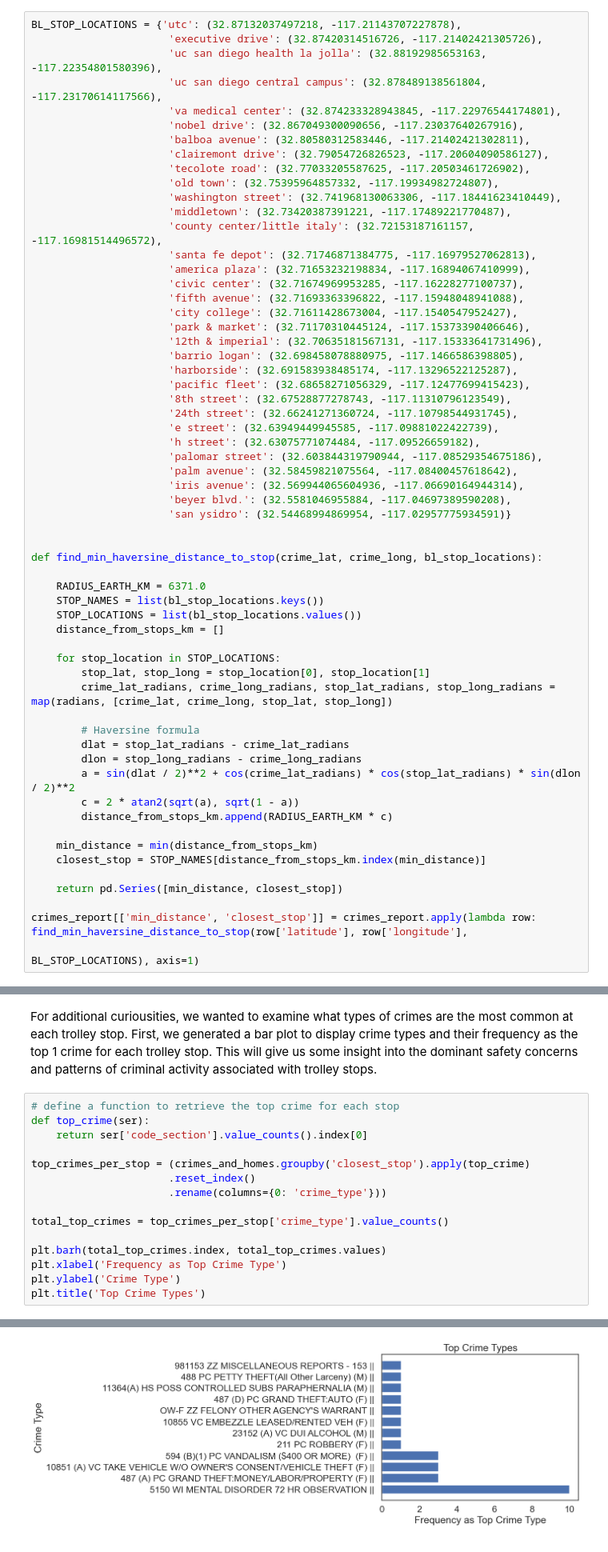
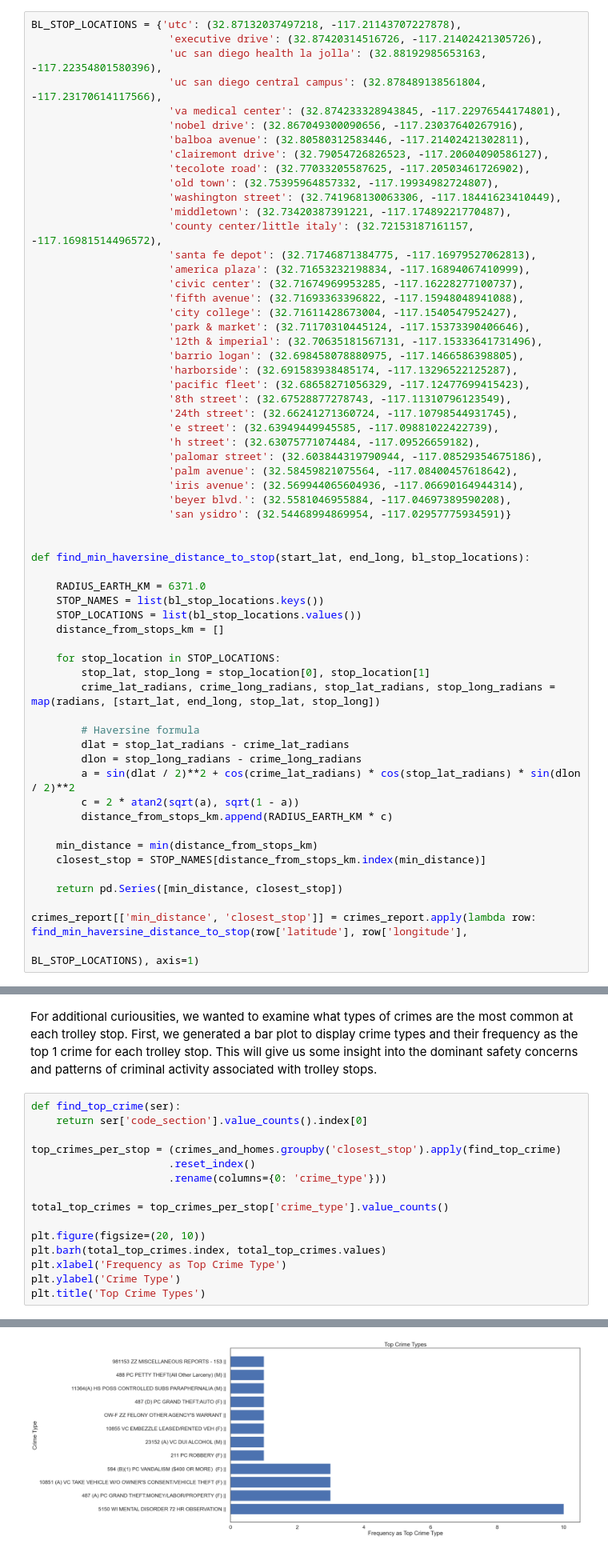
Before and after one commit to eemilycchen/blue-line-trolley, a Jupyter notebook: FinalProject.ipynb, the cells around one changed output, grey strips where cells are left out. Shown at 80% size. Drawn from its saved outputs; the diff is of its cells as text.

```diff
--- a/FinalProject.ipynb
+++ b/FinalProject.ipynb
@@ -232,7 +232,7 @@ BL_STOP_LOCATIONS = {'utc': (32.87132037497218, -117.21143707227878),
                       'san ysidro': (32.54468994869954, -117.02957775934591)}
 
 
-def find_min_haversine_distance_to_stop(crime_lat, crime_long, bl_stop_locations):
+def find_min_haversine_distance_to_stop(start_lat, end_long, bl_stop_locations):
 
     RADIUS_EARTH_KM = 6371.0
     STOP_NAMES = list(bl_stop_locations.keys())
@@ -241,7 +241,7 @@ def find_min_haversine_distance_to_stop(crime_lat, crime_long, bl_stop_locations
 
     for stop_location in STOP_LOCATIONS:
         stop_lat, stop_long = stop_location[0], stop_location[1]
-        crime_lat_radians, crime_long_radians, stop_lat_radians, stop_long_radians = map(radians, [crime_lat, crime_long, stop_lat, stop_long])
+        crime_lat_radians, crime_long_radians, stop_lat_radians, stop_long_radians = map(radians, [start_lat, end_long, stop_lat, stop_long])
 
         # Haversine formula
         dlat = stop_lat_radians - crime_lat_radians
@@ -660,23 +694,23 @@ After conducting the permutation test, we obtained a resulting p-value of 0.019.
 
 For additional curiousities, we wanted to examine what types of crimes are the most common at each trolley stop. First, we generated a bar plot to display crime types and their frequency as the top 1 crime for each trolley stop. This will give us some insight into the dominant safety concerns and patterns of criminal activity associated with trolley stops.
 # %%
-# define a function to retrieve the top crime for each stop
-def top_crime(ser):
+def find_top_crime(ser):
     return ser['code_section'].value_counts().index[0]
 
-top_crimes_per_stop = (crimes_and_homes.groupby('closest_stop').apply(top_crime)
+top_crimes_per_stop = (crimes_and_homes.groupby('closest_stop').apply(find_top_crime)
                       .reset_index()
                       .rename(columns={0: 'crime_type'}))
 
 total_top_crimes = top_crimes_per_stop['crime_type'].value_counts()
 
+plt.figure(figsize=(20, 10))
 plt.barh(total_top_crimes.index, total_top_crimes.values)
 plt.xlabel('Frequency as Top Crime Type')
 plt.ylabel('Crime Type')
 plt.title('Top Crime Types')
 # %% [output]
 Text(0.5, 1.0, 'Top Crime Types')
-[figure, old version]
+[figure, new version]
 # %% [markdown]
 From this plot, we can see that code section: 5150 WI Mental Disorder is by far the most commonly observed crime type, with it being the top crime type at ten different trolley stops. Additionally, we can see that other prevalent crime types at trolley stops include 487 PC Grand Theft, 10851 VC Vehicle Theft, and 594 PC Vandalism.
 # %%
```
Also changed, not shown: parts of 11 cells of this notebook.
